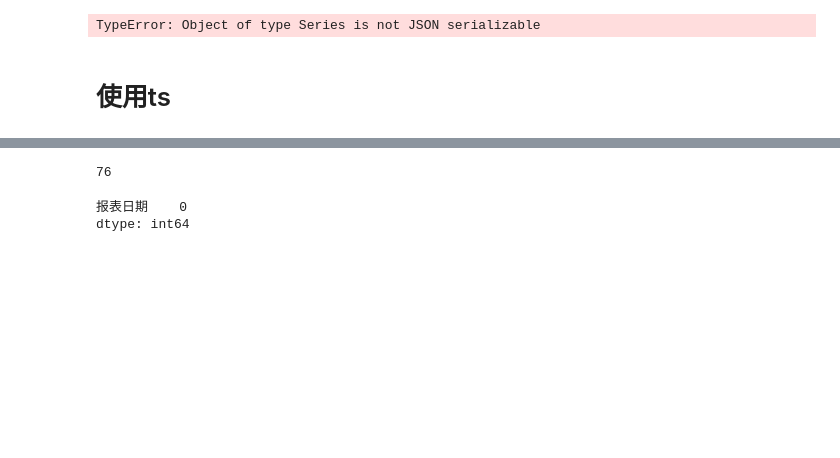
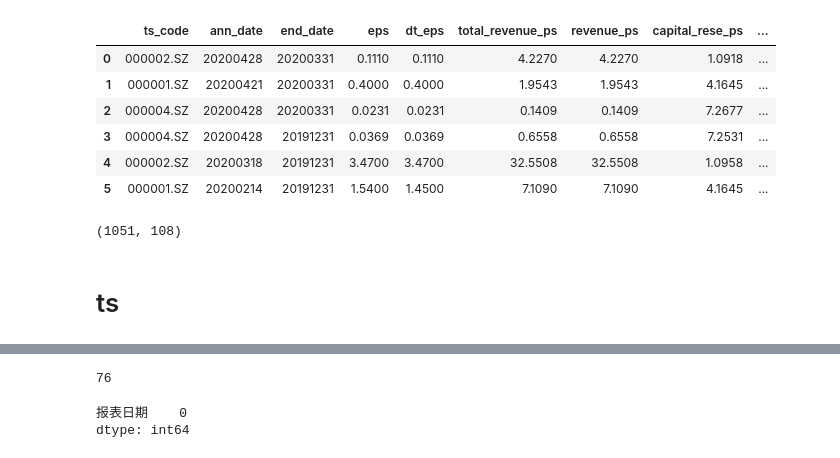
Before and after one commit to nju-luke/inves, a Jupyter notebook: 估值/ori_FVA/获取数据.ipynb, the cells around one changed output, grey strips where cells are left out. Drawn from its saved outputs; the diff is of its cells as text; code cells hidden in the pictures; blank space fills up the shorter version.

```diff
--- a/估值/ori_FVA/获取数据.ipynb
+++ b/估值/ori_FVA/获取数据.ipynb
@@ -2,0 +1,7 @@
+# %%
+#显示所有列
+pd.set_option('display.max_columns', None)
+#显示所有行
+pd.set_option('display.max_rows', None)
+#设置value的显示长度为100，默认为50
+pd.set_option('max_colwidth',100)
@@ -117,9 +47,7 @@ import json
-# %%
-json.dump({'cash_flow_columns':cash_columns,
-          'balance_sheet_columns':balance_sheet_columns,
-          'profit_statement_columns':profit_statement_columns,
-          },
-         open('columns.json','w')
-         )
-# %% [output]
-TypeError: Object of type Series is not JSON serializable
+# %%
+pro = ts.pro_api()
+
+#查询当前所有正常上市交易的股票列表
+df_stock_lists = pro.stock_basic(fields='ts_code,symbol,name,area,industry,list_date')
+# %%
+cur_stocks = ','.join(df_stock_lists.ts_code[:3])
@@ -125,0 +56,10 @@ TypeError: Object of type Series is not JSON serializable
+# %%
+pro.fina_indicator(ts_code=cur_stocks, start_date='20191231', end_date=None, limit=10)
+# %% [output]
+|  | ts_code | ann_date | end_date | eps | dt_eps | total_revenue_ps | revenue_ps | capital_rese_ps | ... |
+| 0 | 000002.SZ | 20200428 | 20200331 | 0.1110 | 0.1110 | 4.2270 | 4.2270 | 1.0918 | ... |
+| 1 | 000001.SZ | 20200421 | 20200331 | 0.4000 | 0.4000 | 1.9543 | 1.9543 | 4.1645 | ... |
+| 2 | 000004.SZ | 20200428 | 20200331 | 0.0231 | 0.0231 | 0.1409 | 0.1409 | 7.2677 | ... |
+| 3 | 000004.SZ | 20200428 | 20191231 | 0.0369 | 0.0369 | 0.6558 | 0.6558 | 7.2531 | ... |
+| 4 | 000002.SZ | 20200318 | 20191231 | 3.4700 | 3.4700 | 32.5508 | 32.5508 | 1.0958 | ... |
+| 5 | 000001.SZ | 20200214 | 20191231 | 1.5400 | 1.4500 | 7.1090 | 7.1090 | 4.1645 | ... |
@@ -126,5 +73,9 @@ TypeError: Object of type Series is not JSON serializable
+# %%
+df.shape
+# %% [output]
+(1051, 108)
 # %% [markdown]
-# 使用ts
+# ts
 # %%
 import tushare as ts
 import numpy as np
```
Also changed, not shown: parts of 28 cells of this notebook, 12 other files.
